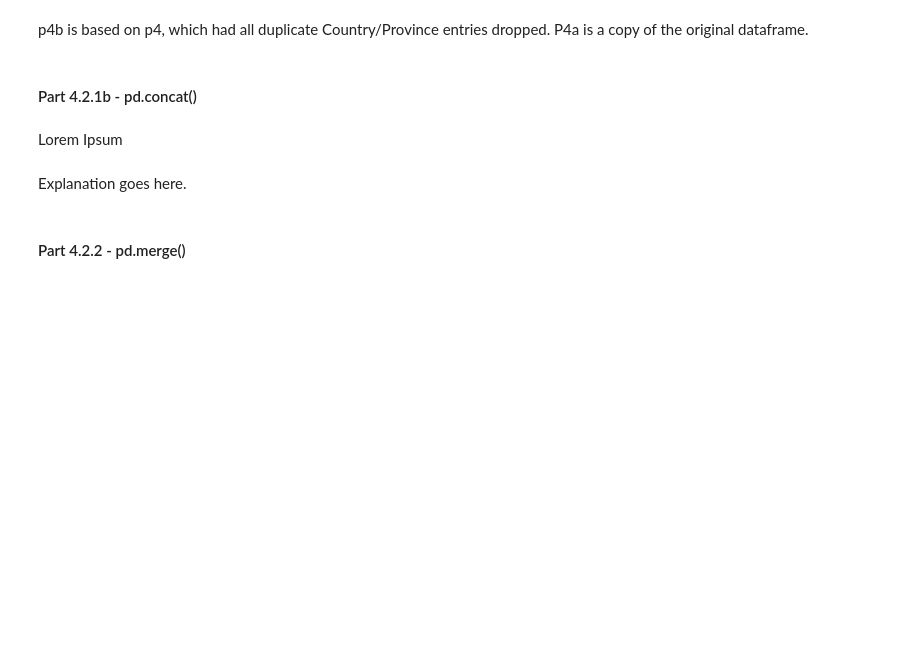
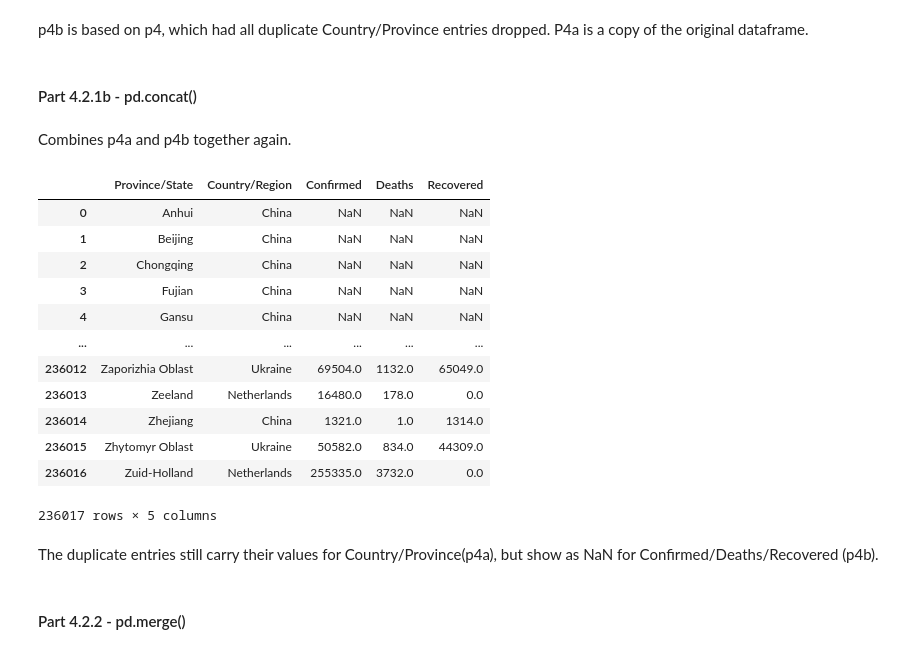
Before and after one commit to WBArno/PDA_Project, a Jupyter notebook: Part 4/Part_4_Code.ipynb, the cells around one changed output. Cells and saved outputs as stored; diff of their text form; code cells hidden in the pictures; blank space fills up the shorter version.

```diff
--- a/Part 4/Part_4_Code.ipynb
+++ b/Part 4/Part_4_Code.ipynb
@@ -641,5 +641,3 @@ p4b
 p4b is based on p4, which had all duplicate Country/Province entries dropped. P4a is a copy of the original dataframe.
 # %% [markdown]
 #### Part 4.2.1b - pd.concat()
-# %% [markdown]
-Lorem Ipsum
@@ -648,5 +644,24 @@ Lorem Ipsum
-# %% [markdown]
-Explanation goes here.
+# %% [markdown]
+Combines p4a and p4b together again.
+# %%
+p4c = pd.concat([p4a, p4b], axis=1)
+# %% [output]
+|  | Province/State | Country/Region | Confirmed | Deaths | Recovered |
+| 0 | Anhui | China | NaN | NaN | NaN |
+| 1 | Beijing | China | NaN | NaN | NaN |
+| 2 | Chongqing | China | NaN | NaN | NaN |
+| 3 | Fujian | China | NaN | NaN | NaN |
+| 4 | Gansu | China | NaN | NaN | NaN |
+| ... | ... | ... | ... | ... | ... |
+| 236012 | Zaporizhia Oblast | Ukraine | 69504.0 | 1132.0 | 65049.0 |
+| 236013 | Zeeland | Netherlands | 16480.0 | 178.0 | 0.0 |
+| 236014 | Zhejiang | China | 1321.0 | 1.0 | 1314.0 |
+| 236015 | Zhytomyr Oblast | Ukraine | 50582.0 | 834.0 | 44309.0 |
+| 236016 | Zuid-Holland | Netherlands | 255335.0 | 3732.0 | 0.0 |
+236017 rows × 5 columns
+# %% [markdown]
+The duplicate entries still carry their values for Country/Province(p4a), but show as NaN for
+Confirmed/Deaths/Recovered (p4b).
 # %% [markdown]
 #### Part 4.2.2 - pd.merge()
 # %% [markdown]
```
Also changed, not shown: parts of 1 cell of this notebook.
